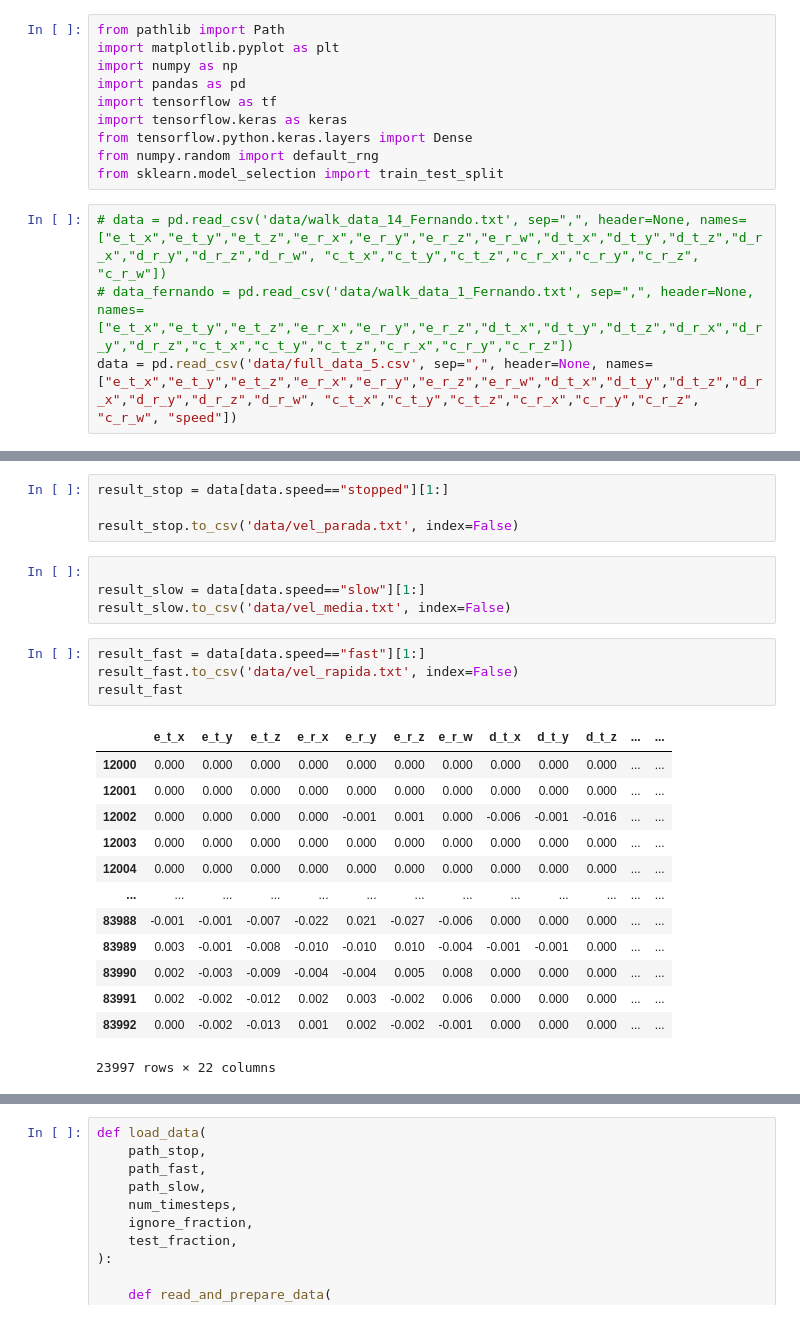
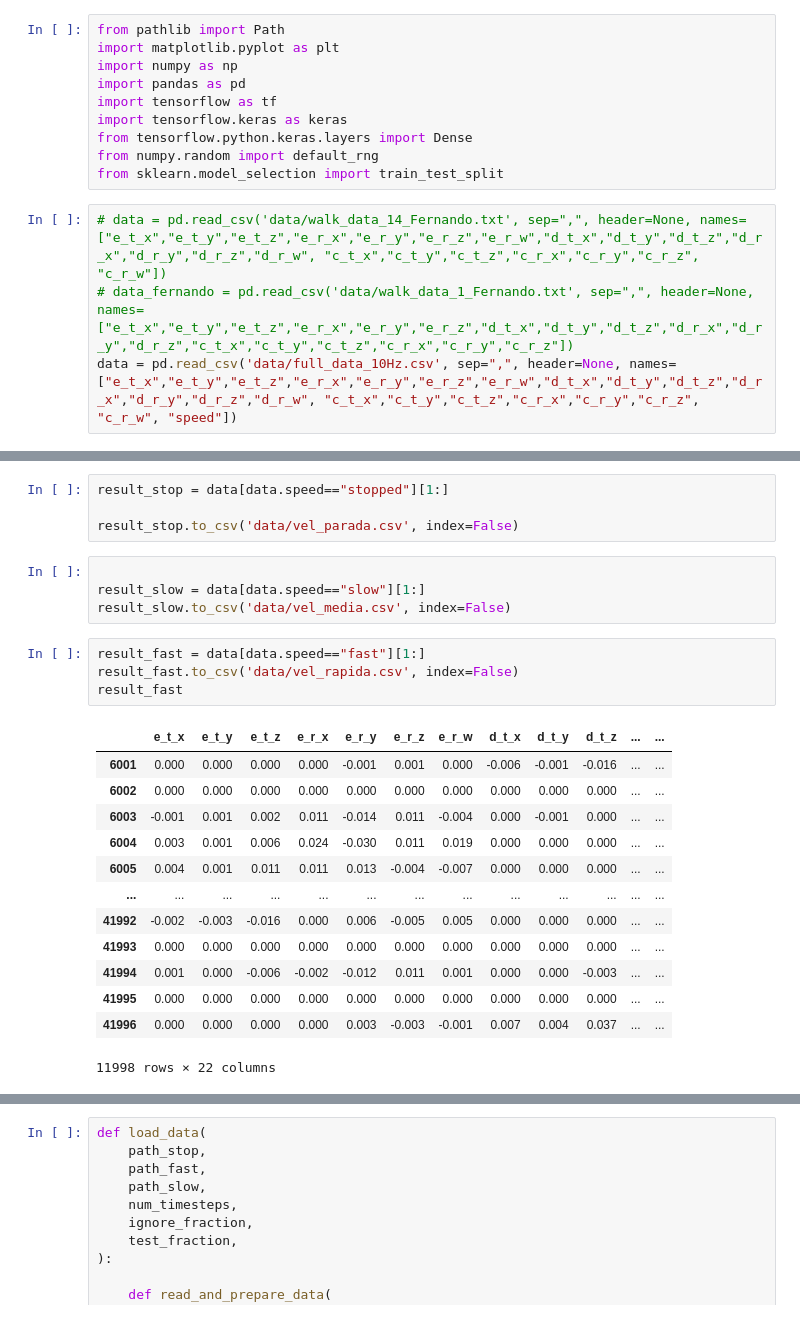
Before and after one commit to fernandofks/data_ML_notebooks, a Jupyter notebook: WalkAI_one_direction_speed_classifier.ipynb, the cells around one changed output, grey strips where cells are left out. Cells and saved outputs as stored; diff of their text form.

```diff
--- a/WalkAI_one_direction_speed_classifier.ipynb
+++ b/WalkAI_one_direction_speed_classifier.ipynb
@@ -11,7 +11,7 @@ from sklearn.model_selection import train_test_split
 # %%
 # data = pd.read_csv('data/walk_data_14_Fernando.txt', sep=",", header=None, names=["e_t_x","e_t_y","e_t_z","e_r_x","e_r_y","e_r_z","e_r_w","d_t_x","d_t_y","d_t_z","d_r_x","d_r_y","d_r_z","d_r_w", "c_t_x","c_t_y","c_t_z","c_r_x","c_r_y","c_r_z", "c_r_w"])
 # data_fernando = pd.read_csv('data/walk_data_1_Fernando.txt', sep=",", header=None, names=["e_t_x","e_t_y","e_t_z","e_r_x","e_r_y","e_r_z","d_t_x","d_t_y","d_t_z","d_r_x","d_r_y","d_r_z","c_t_x","c_t_y","c_t_z","c_r_x","c_r_y","c_r_z"])
-data = pd.read_csv('data/full_data_5.csv', sep=",", header=None, names=["e_t_x","e_t_y","e_t_z","e_r_x","e_r_y","e_r_z","e_r_w","d_t_x","d_t_y","d_t_z","d_r_x","d_r_y","d_r_z","d_r_w", "c_t_x","c_t_y","c_t_z","c_r_x","c_r_y","c_r_z", "c_r_w", "speed"])
+data = pd.read_csv('data/full_data_10Hz.csv', sep=",", header=None, names=["e_t_x","e_t_y","e_t_z","e_r_x","e_r_y","e_r_z","e_r_w","d_t_x","d_t_y","d_t_z","d_r_x","d_r_y","d_r_z","d_r_w", "c_t_x","c_t_y","c_t_z","c_r_x","c_r_y","c_r_z", "c_r_w", "speed"])
 # %%
 data
 # %% [output]
@@ -31,29 +31,29 @@ data
 # %%
 result_stop = data[data.speed=="stopped"][1:]
 
-result_stop.to_csv('data/vel_parada.txt', index=False)
+result_stop.to_csv('data/vel_parada.csv', index=False)
 # %%
 
 result_slow = data[data.speed=="slow"][1:]
-result_slow.to_csv('data/vel_media.txt', index=False)
+result_slow.to_csv('data/vel_media.csv', index=False)
 # %%
 result_fast = data[data.speed=="fast"][1:]
-result_fast.to_csv('data/vel_rapida.txt', index=False)
+result_fast.to_csv('data/vel_rapida.csv', index=False)
 result_fast
 # %% [output]
 |  | e_t_x | e_t_y | e_t_z | e_r_x | e_r_y | e_r_z | e_r_w | d_t_x | d_t_y | d_t_z | ... | ... |
-| 12000 | 0.000 | 0.000 | 0.000 | 0.000 | 0.000 | 0.000 | 0.000 | 0.000 | 0.000 | 0.000 | ... | ... |
-| 12001 | 0.000 | 0.000 | 0.000 | 0.000 | 0.000 | 0.000 | 0.000 | 0.000 | 0.000 | 0.000 | ... | ... |
-| 12002 | 0.000 | 0.000 | 0.000 | 0.000 | -0.001 | 0.001 | 0.000 | -0.006 | -0.001 | -0.016 | ... | ... |
-| 12003 | 0.000 | 0.000 | 0.000 | 0.000 | 0.000 | 0.000 | 0.000 | 0.000 | 0.000 | 0.000 | ... | ... |
-| 12004 | 0.000 | 0.000 | 0.000 | 0.000 | 0.000 | 0.000 | 0.000 | 0.000 | 0.000 | 0.000 | ... | ... |
+| 6001 | 0.000 | 0.000 | 0.000 | 0.000 | -0.001 | 0.001 | 0.000 | -0.006 | -0.001 | -0.016 | ... | ... |
+| 6002 | 0.000 | 0.000 | 0.000 | 0.000 | 0.000 | 0.000 | 0.000 | 0.000 | 0.000 | 0.000 | ... | ... |
+| 6003 | -0.001 | 0.001 | 0.002 | 0.011 | -0.014 | 0.011 | -0.004 | 0.000 | -0.001 | 0.000 | ... | ... |
+| 6004 | 0.003 | 0.001 | 0.006 | 0.024 | -0.030 | 0.011 | 0.019 | 0.000 | 0.000 | 0.000 | ... | ... |
+| 6005 | 0.004 | 0.001 | 0.011 | 0.011 | 0.013 | -0.004 | -0.007 | 0.000 | 0.000 | 0.000 | ... | ... |
 | ... | ... | ... | ... | ... | ... | ... | ... | ... | ... | ... | ... | ... |
-| 83988 | -0.001 | -0.001 | -0.007 | -0.022 | 0.021 | -0.027 | -0.006 | 0.000 | 0.000 | 0.000 | ... | ... |
-| 83989 | 0.003 | -0.001 | -0.008 | -0.010 | -0.010 | 0.010 | -0.004 | -0.001 | -0.001 | 0.000 | ... | ... |
-| 83990 | 0.002 | -0.003 | -0.009 | -0.004 | -0.004 | 0.005 | 0.008 | 0.000 | 0.000 | 0.000 | ... | ... |
-| 83991 | 0.002 | -0.002 | -0.012 | 0.002 | 0.003 | -0.002 | 0.006 | 0.000 | 0.000 | 0.000 | ... | ... |
-| 83992 | 0.000 | -0.002 | -0.013 | 0.001 | 0.002 | -0.002 | -0.001 | 0.000 | 0.000 | 0.000 | ... | ... |
+| 41992 | -0.002 | -0.003 | -0.016 | 0.000 | 0.006 | -0.005 | 0.005 | 0.000 | 0.000 | 0.000 | ... | ... |
+| 41993 | 0.000 | 0.000 | 0.000 | 0.000 | 0.000 | 0.000 | 0.000 | 0.000 | 0.000 | 0.000 | ... | ... |
+| 41994 | 0.001 | 0.000 | -0.006 | -0.002 | -0.012 | 0.011 | 0.001 | 0.000 | 0.000 | -0.003 | ... | ... |
+| 41995 | 0.000 | 0.000 | 0.000 | 0.000 | 0.000 | 0.000 | 0.000 | 0.000 | 0.000 | 0.000 | ... | ... |
+| 41996 | 0.000 | 0.000 | 0.000 | 0.000 | 0.003 | -0.003 | -0.001 | 0.007 | 0.004 | 0.037 | ... | ... |
-23997 rows × 22 columns
+11998 rows × 22 columns
 # %%
 # Loading pipeline params.
 DATA_PATH = Path('data')
```
Also changed, not shown: parts of 19 cells of this notebook, 42 other files.
